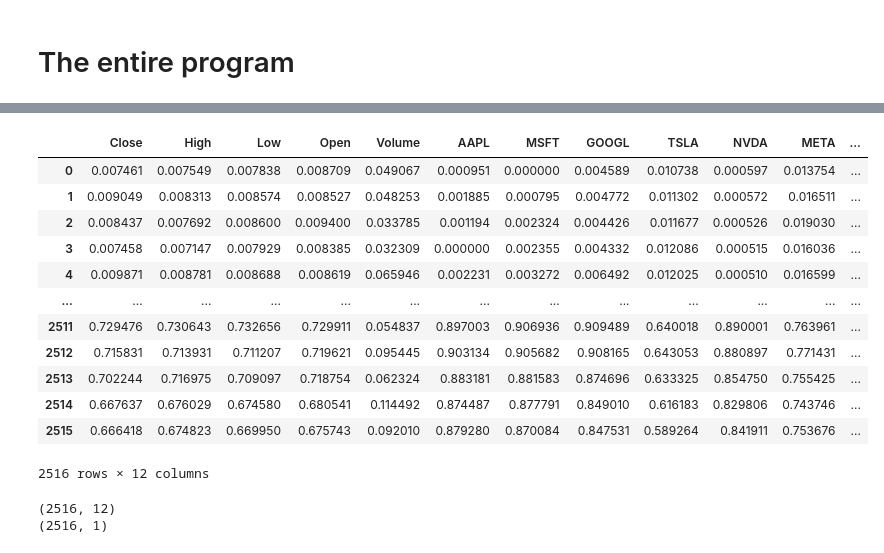
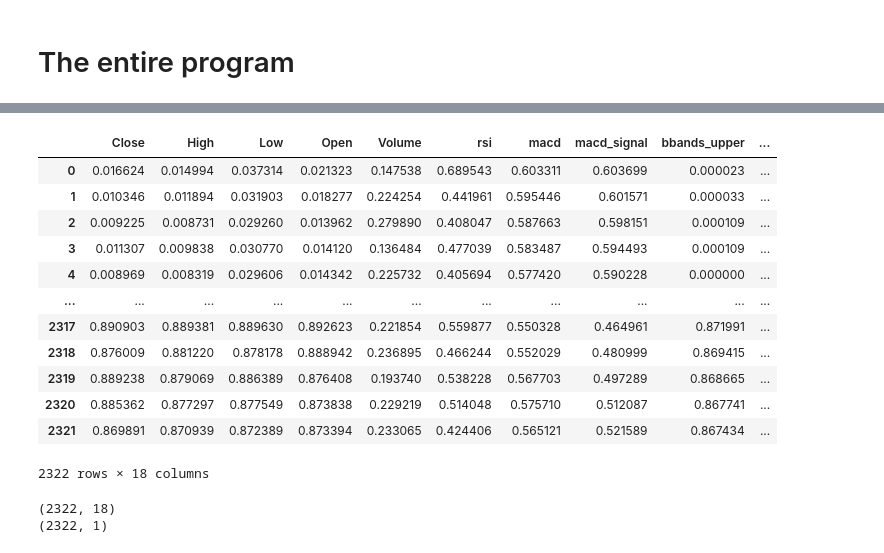
Before and after one commit to harshavb/trading-research, a Jupyter notebook: BacktestTransformer/BacktestTransformer.ipynb, the cells around one changed output, grey strips where cells are left out. Saved outputs shown, nothing was run; the diff lists cells and outputs as text; code cells hidden in the pictures.

```diff
--- a/BacktestTransformer/BacktestTransformer.ipynb
+++ b/BacktestTransformer/BacktestTransformer.ipynb
@@ -559,0 +549,27 @@ Time Period: 2013-09-25 to 2023-09-22
+# %%
+ticker = 'QQQ'
+target_col = 'Close'
+filepath = 'data/ta_stock_data_' + ticker + '.csv'   # use 'ta_stock_data_TICKER.csv' for technical analysis, or 'ps_stock_data_TICKER.csv' for parallel stock.
+columns_to_keep = [
+    'Date',                                     # always keep the dates
+    'Open', 'High', 'Low', 'Close', 'Volume',   # OHLCV - probably do not want to exclude
+    'rsi', 'macd', 'macd_signal', 'bbands_upper', 'bbands_middle', 'bbands_lower',  # TA - optional
+    'obv', 'adx', 'adx_pos', 'adx_neg', 'adi',
+    'ema_50', 'sma_50'
+    ]
+
+train_data_percent = 0.9        # data split between train/validation and test      TrV <-> Te
+train_validation_split = 0.9    # data split between train and validation           Tr <-> V
+sliding_window_size = 5         # number of lags used as input, applied for every feature
+tolerance_percent = 2           # percent used to accept a prediction as 'correct', after accounting for direction
+
+# *** A Note on Train Validation Split for Stocks ***
+#   There is a chance that, due to a stock price rising over the course of its history, the model may not be able to account for all possible input values.
+#   Example: SPY has consistently gone up, and the model gets trained on the first 5 years of its history.
+#   After that, the inputs will undoubtedly be larger than the model expects, so its predictions are quite unstable.
+#   The ideal training data contains the highest price recorded in the stock's history.
+
+df, start_date, end_date = get_stock_data_and_period_csv(filepath)
+df = df[columns_to_keep]
+
+df
@@ -597,5 +628,5 @@ dtype: int64
 # %%
-df = set_column_as_first(df, col_name='Close')
+df = set_column_as_first(df, col_name=target_col)
 
 df
 # %% [output]
@@ -615,35 +646,30 @@ df
 # %%
-scaler = scaler_fit_column(df, target='Close')
+scaler = scaler_fit_column(df, target=target_col)
 df = transform_data(df)
 
 df
 # %% [output]
-|  | Close | High | Low | Open | Volume | AAPL | MSFT | GOOGL | TSLA | NVDA | META | ... |
-| 0 | 0.007461 | 0.007549 | 0.007838 | 0.008709 | 0.049067 | 0.000951 | 0.000000 | 0.004589 | 0.010738 | 0.000597 | 0.013754 | ... |
-| 1 | 0.009049 | 0.008313 | 0.008574 | 0.008527 | 0.048253 | 0.001885 | 0.000795 | 0.004772 | 0.011302 | 0.000572 | 0.016511 | ... |
-| 2 | 0.008437 | 0.007692 | 0.008600 | 0.009400 | 0.033785 | 0.001194 | 0.002324 | 0.004426 | 0.011677 | 0.000526 | 0.019030 | ... |
-| 3 | 0.007458 | 0.007147 | 0.007929 | 0.008385 | 0.032309 | 0.000000 | 0.002355 | 0.004332 | 0.012086 | 0.000515 | 0.016036 | ... |
-| 4 | 0.009871 | 0.008781 | 0.008688 | 0.008619 | 0.065946 | 0.002231 | 0.003272 | 0.006492 | 0.012025 | 0.000510 | 0.016599 | ... |
-| ... | ... | ... | ... | ... | ... | ... | ... | ... | ... | ... | ... | ... |
-| 2511 | 0.729476 | 0.730643 | 0.732656 | 0.729911 | 0.054837 | 0.897003 | 0.906936 | 0.909489 | 0.640018 | 0.890001 | 0.763961 | ... |
-| 2512 | 0.715831 | 0.713931 | 0.711207 | 0.719621 | 0.095445 | 0.903134 | 0.905682 | 0.908165 | 0.643053 | 0.880897 | 0.771431 | ... |
-| 2513 | 0.702244 | 0.716975 | 0.709097 | 0.718754 | 0.062324 | 0.883181 | 0.881583 | 0.874696 | 0.633325 | 0.854750 | 0.755425 | ... |
-| 2514 | 0.667637 | 0.676029 | 0.674580 | 0.680541 | 0.114492 | 0.874487 | 0.877791 | 0.849010 | 0.616183 | 0.829806 | 0.743746 | ... |
-| 2515 | 0.666418 | 0.674823 | 0.669950 | 0.675743 | 0.092010 | 0.879280 | 0.870084 | 0.847531 | 0.589264 | 0.841911 | 0.753676 | ... |
+|  | Close | High | Low | Open | Volume | rsi | macd | macd_signal | bbands_upper | ... |
+| 0 | 0.016624 | 0.014994 | 0.037314 | 0.021323 | 0.147538 | 0.689543 | 0.603311 | 0.603699 | 0.000023 | ... |
+| 1 | 0.010346 | 0.011894 | 0.031903 | 0.018277 | 0.224254 | 0.441961 | 0.595446 | 0.601571 | 0.000033 | ... |
+| 2 | 0.009225 | 0.008731 | 0.029260 | 0.013962 | 0.279890 | 0.408047 | 0.587663 | 0.598151 | 0.000109 | ... |
+| 3 | 0.011307 | 0.009838 | 0.030770 | 0.014120 | 0.136484 | 0.477039 | 0.583487 | 0.594493 | 0.000109 | ... |
+| 4 | 0.008969 | 0.008319 | 0.029606 | 0.014342 | 0.225732 | 0.405694 | 0.577420 | 0.590228 | 0.000000 | ... |
+| ... | ... | ... | ... | ... | ... | ... | ... | ... | ... | ... |
+| 2317 | 0.890903 | 0.889381 | 0.889630 | 0.892623 | 0.221854 | 0.559877 | 0.550328 | 0.464961 | 0.871991 | ... |
+| 2318 | 0.876009 | 0.881220 | 0.878178 | 0.888942 | 0.236895 | 0.466244 | 0.552029 | 0.480999 | 0.869415 | ... |
+| 2319 | 0.889238 | 0.879069 | 0.886389 | 0.876408 | 0.193740 | 0.538228 | 0.567703 | 0.497289 | 0.868665 | ... |
+| 2320 | 0.885362 | 0.877297 | 0.877549 | 0.873838 | 0.229219 | 0.514048 | 0.575710 | 0.512087 | 0.867741 | ... |
+| 2321 | 0.869891 | 0.870939 | 0.872389 | 0.873394 | 0.233065 | 0.424406 | 0.565121 | 0.521589 | 0.867434 | ... |
-2516 rows × 12 columns
+2322 rows × 18 columns
 # %%
-features, target = get_features_and_target(df, target='Close')
+features, target = get_features_and_target(df, target=target_col)
 
 print(features.shape)
 print(target.shape)
-
-train_data_percent = 0.8
-train_validation_split = 0.9
-sliding_window_size = 5
-tolerance_percent = 2
 # %% [output]
-(2516, 12)
-(2516, 1)
+(2322, 18)
+(2322, 1)
 # %%
 features
 # %% [output]
```
Also changed, not shown: parts of 29 cells of this notebook, 1 other file.
